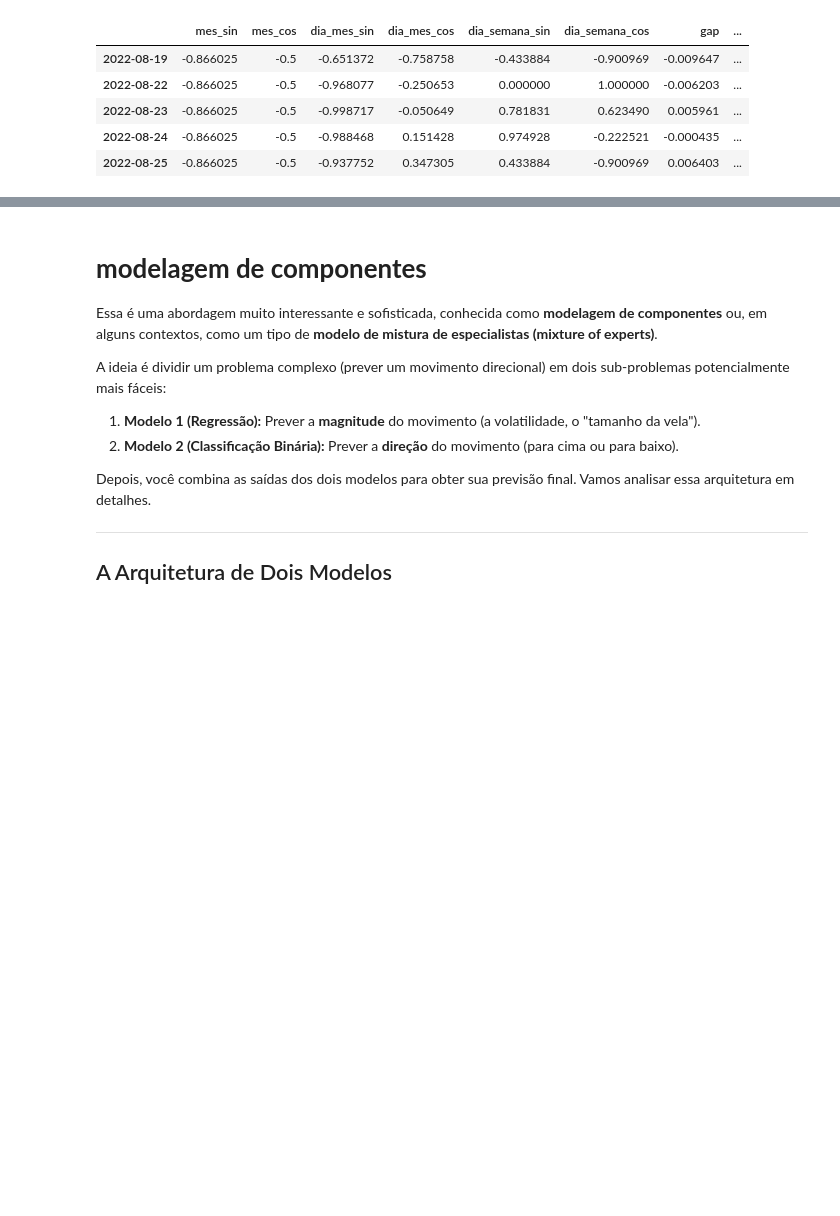
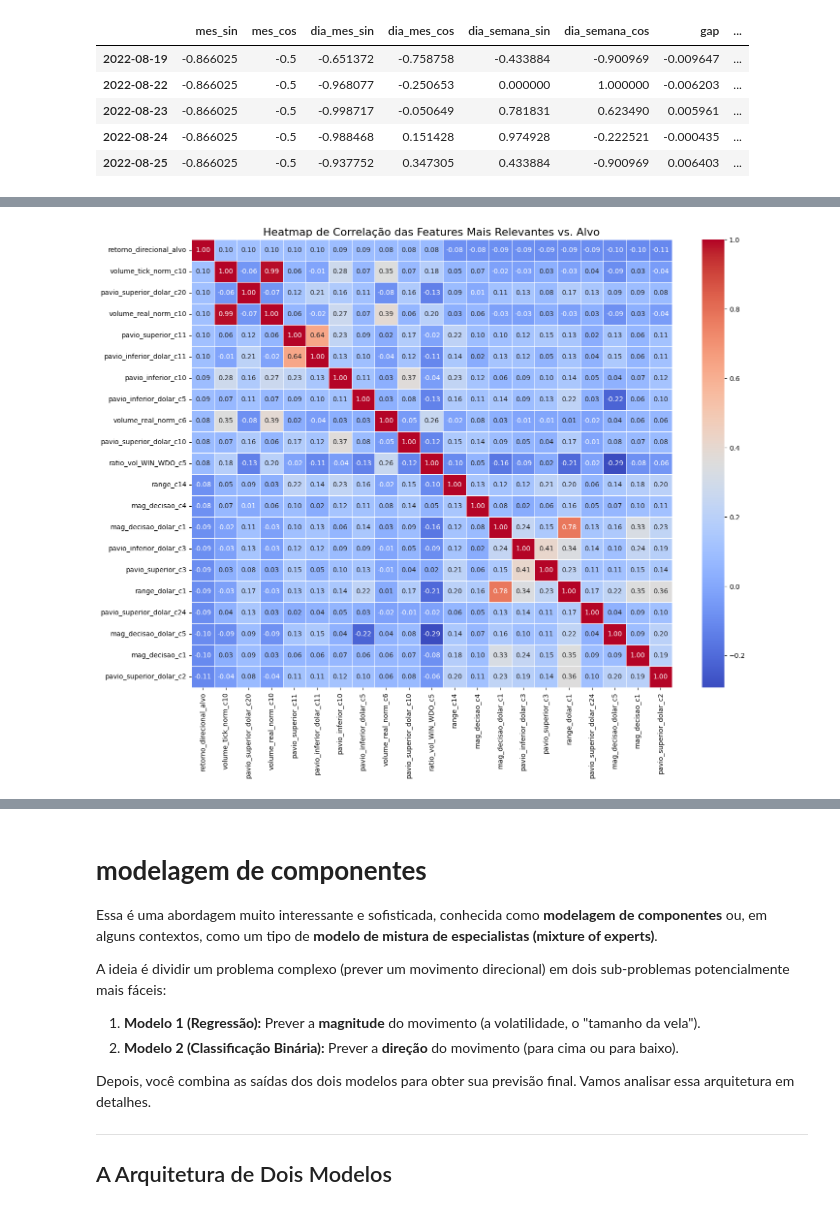
Before and after one commit to marcospontoexe/IA, a Jupyter notebook: predição do mini índice/regressão/regression_m5.ipynb, the cells around one changed output, grey strips where cells are left out. Saved outputs shown, nothing was run; the diff lists cells and outputs as text; code cells hidden in the pictures; blank space fills up the shorter version.

```diff
--- a/predição do mini índice/regressão/regression_m5.ipynb
+++ b/predição do mini índice/regressão/regression_m5.ipynb
@@ -383,0 +431,70 @@ Amostra do dataset final (início das colunas cíclicas/contexto e a coluna de l
+# %%
+import pandas as pd
+import numpy as np
+import seaborn as sns
+import matplotlib.pyplot as plt
+
+# --- ETAPA 1: CARREGAMENTO DOS DADOS ---
+print("--- [ETAPA 1/3] Carregando os Dados ---")
+
+NOME_ARQUIVO_DATASET = 'dataset_regressao_hibrido.csv'
+try:
+    df = pd.read_csv(NOME_ARQUIVO_DATASET, sep=';', index_col=0, parse_dates=True)
+except FileNotFoundError:
+    print(f"ERRO: Arquivo '{NOME_ARQUIVO_DATASET}' não foi encontrado.")
+    exit()
+
+print(f"Dataset carregado com {df.shape[0]} linhas e {df.shape[1]} colunas.")
+
+# --- ETAPA 2: CÁLCULO E ANÁLISE DA CORRELAÇÃO ---
+print("\n--- [ETAPA 2/3] Calculando a Matriz de Correlação ---")
+
+# Calcula a matriz de correlação para todas as colunas
+matriz_corr = df.corr()
+
+# Extrai a série de correlação especificamente com a nossa variável alvo
+corr_com_alvo = matriz_corr['retorno_direcional_alvo'].sort_values(ascending=False)
+
+print("\n--- Análise de Relevância (Correlação com o Alvo) ---")
+print("As 15 features com MAIOR correlação POSITIVA com 'retorno_direcional_alvo':")
+# O primeiro valor será 1.0 (a correlação do alvo com ele mesmo), então pulamos
+print(corr_com_alvo.head(16)[1:])
+
+print("\nAs 15 features com MAIOR correlação NEGATIVA com 'retorno_direcional_alvo':")
+print(corr_com_alvo.tail(15))
+
+
+print("\n--- Análise de Redundância (Multicolinearidade) ---")
+# Para encontrar pares altamente correlacionados, podemos "desempilhar" a matriz
+# e filtrar os valores.
+corr_unstacked = matriz_corr.unstack()
+corr_pares_altos = corr_unstacked[
+    (abs(corr_unstacked) > 0.9) & (abs(corr_unstacked) < 1.0)
+].drop_duplicates()
+
+print(f"\nEncontrados {len(corr_pares_altos)} pares de features com correlação > 0.9:")
+if len(corr_pares_altos) > 0:
+    print(corr_pares_altos)
+else:
+    print("Nenhum par de features com correlação maior que 0.9 foi encontrado.")
+
+
+# --- ETAPA 3: VISUALIZAÇÃO (HEATMAP) ---
+print("\n--- [ETAPA 3/3] Gerando o Heatmap de Correlação ---")
+
+# Devido ao grande número de features, visualizar a matriz inteira pode ser ilegível.
+# Uma boa estratégia é visualizar apenas as N features mais correlacionadas com o alvo.
+
+# Pega o nome das 20 features mais correlacionadas (10 positivas, 10 negativas) + o alvo
+top_corr_features_pos = corr_com_alvo.head(11).index
+top_corr_features_neg = corr_com_alvo.tail(10).index
+features_para_plotar = top_corr_features_pos.append(top_corr_features_neg)
+
+# Cria uma sub-matriz de correlação apenas com essas features
+sub_matriz_corr = df[features_para_plotar].corr()
+
+plt.figure(figsize=(16, 12))
+sns.heatmap(sub_matriz_corr, annot=True, cmap='coolwarm', fmt=".2f", linewidths=.5)
+plt.title('Heatmap de Correlação das Features Mais Relevantes vs. Alvo', fontsize=16)
+plt.show()
+# %% [output]
@@ -383,0 +518 @@ Amostra do dataset final (início das colunas cíclicas/contexto e a coluna de l
+[figure, added]
```
Also changed, not shown: parts of 6 cells of this notebook, 10 other files.
